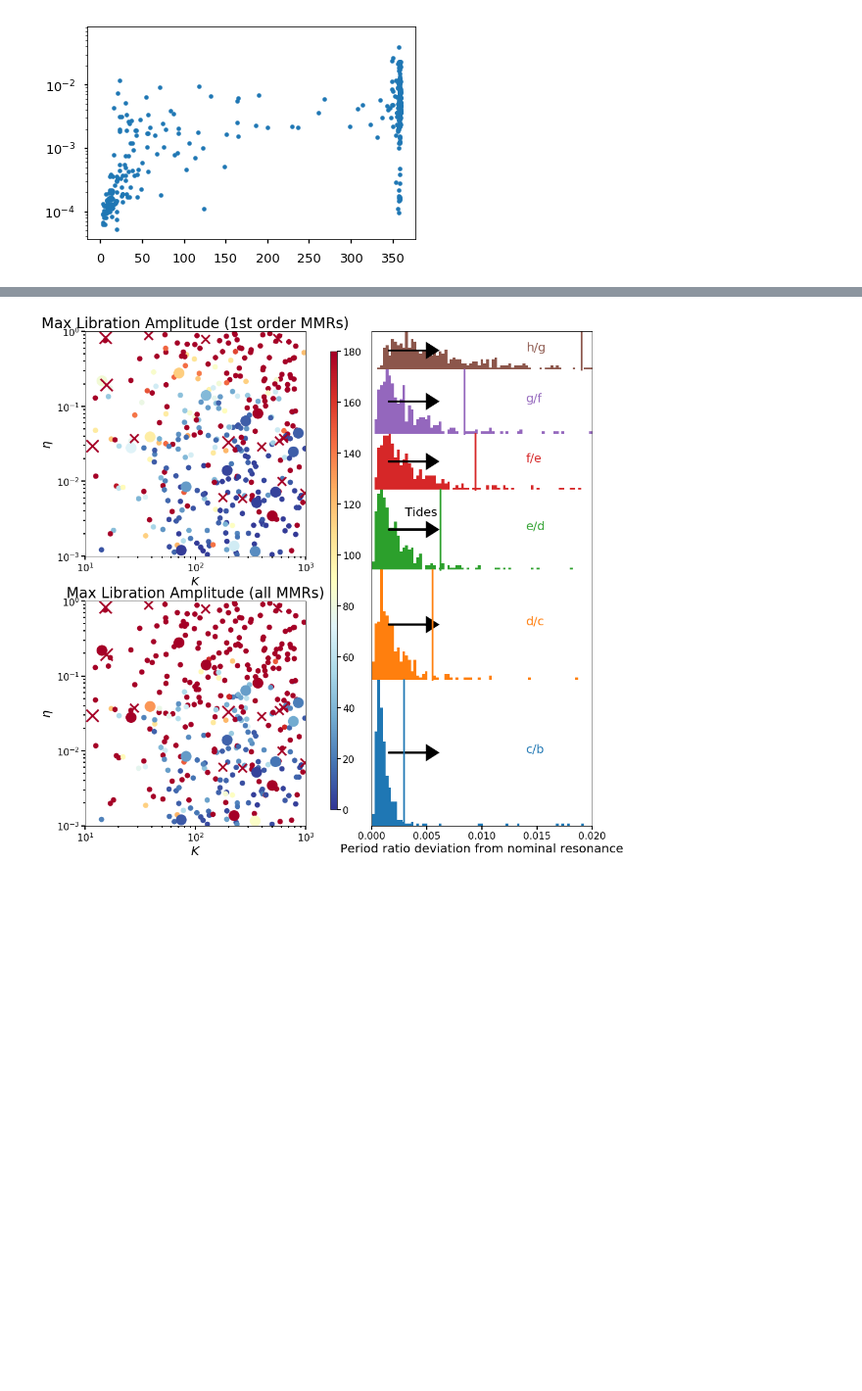
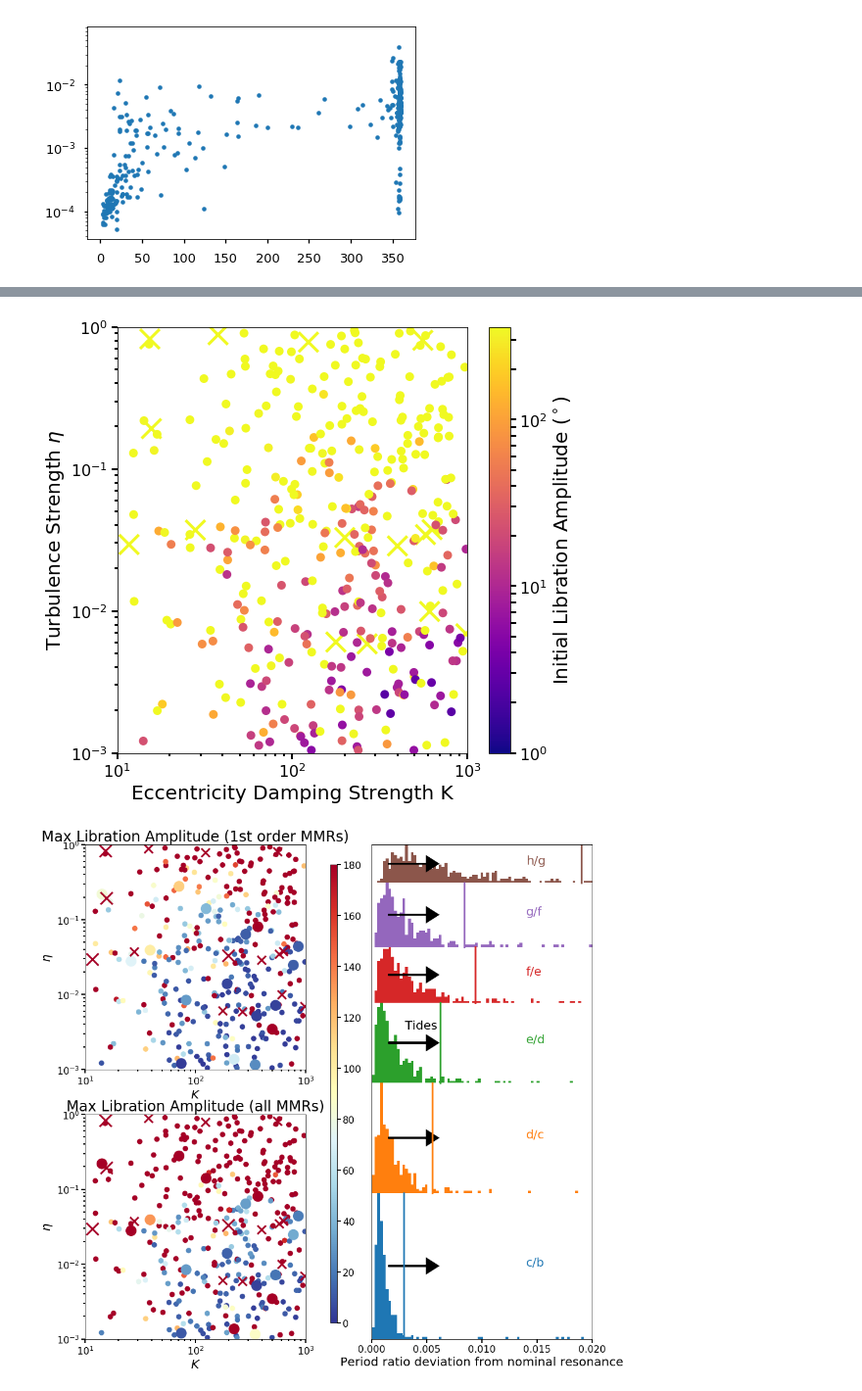
Before and after one commit to dtamayo/trappist, a Jupyter notebook: ICdistributionfigure/ICdistributionfigure.ipynb, the cells around one changed output, grey strips where cells are left out. Shown at 98% size. Drawn from its saved outputs; the diff is of its cells as text; code cells hidden in the pictures; blank space fills up the shorter version.

```diff
--- a/ICdistributionfigure/ICdistributionfigure.ipynb
+++ b/ICdistributionfigure/ICdistributionfigure.ipynb
@@ -290,3 +383,30 @@ ax.set_yscale('log')
+# %%
+%matplotlib inline
+import matplotlib as mpl
+import matplotlib.pyplot as plt
+import matplotlib.gridspec as gridspec
+plt.style.use('paper')
+
+fig, ax0 = plt.subplots(figsize=(8,8))
+
+cm = plt.cm.get_cmap('plasma')
+dfunstable = df[df['Eerrf']>1.e-2]
+sc = ax0.scatter(dfunstable['K'], dfunstable['mag'], c=dfunstable['max3MMRlibamp1'], edgecolor='', vmin=1, vmax=360, s=400,cmap=cm, marker='x', norm=mpl.colors.LogNorm())
+dfstable = df[df['Eerrf']<1.e-2]
+sc = ax0.scatter(dfstable['K'], dfstable['mag'], c=dfstable['max3MMRlibamp1'], edgecolor='', vmin=1, vmax=360, s=80,cmap=cm, norm=mpl.colors.LogNorm())
+
+ax0.set_xlabel('Eccentricity Damping Strength K')
+ax0.set_ylabel('Turbulence Strength '+r'$\eta$')
+ax0.set_xscale('log')
+ax0.set_yscale('log')
+ax0.set_xlim([10,1000])
+ax0.set_ylim([1.e-3, 1])
+
+cbar = fig.colorbar(sc)
+cbar.ax.set_ylabel('Initial Libration Amplitude ($^\circ$)')
+fig.savefig('initialconditions.pdf')
+# %% [output]
+[figure, added]
 # %%
 %matplotlib inline
 import matplotlib.pyplot as plt
```
Also changed, not shown: parts of 27 cells of this notebook, 9 other files.
